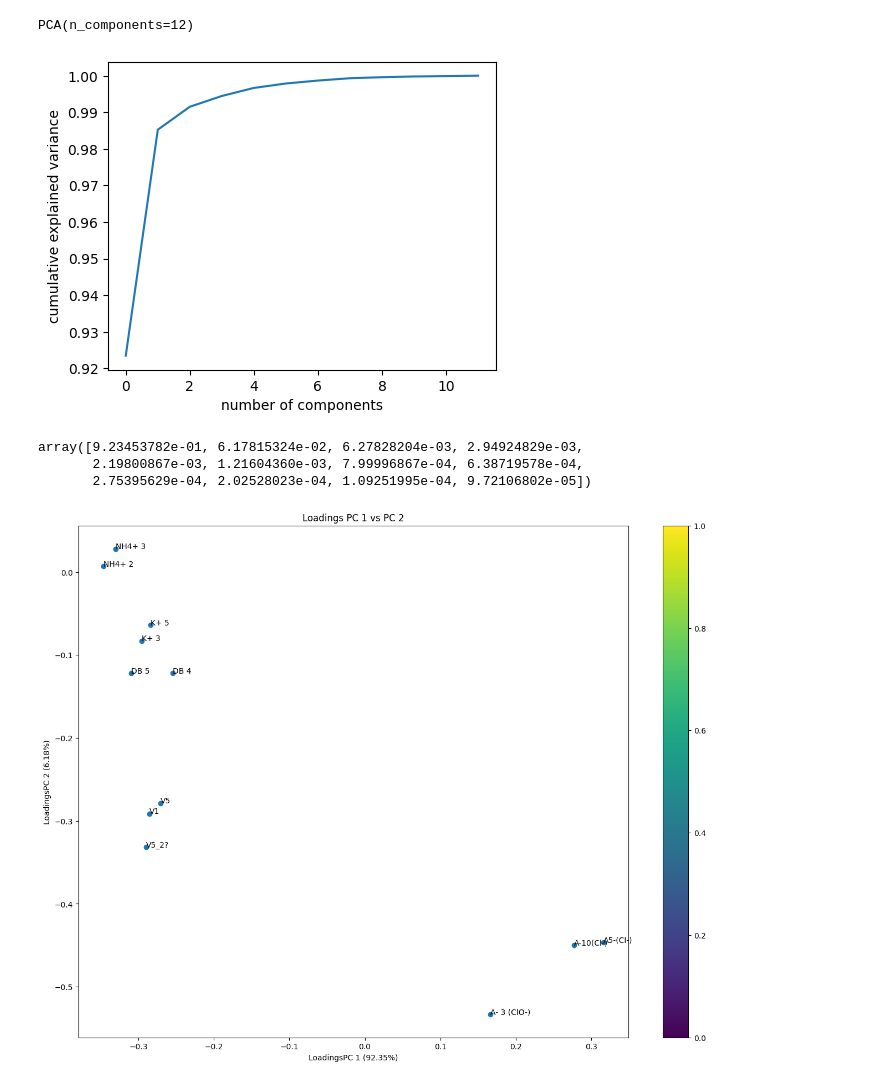
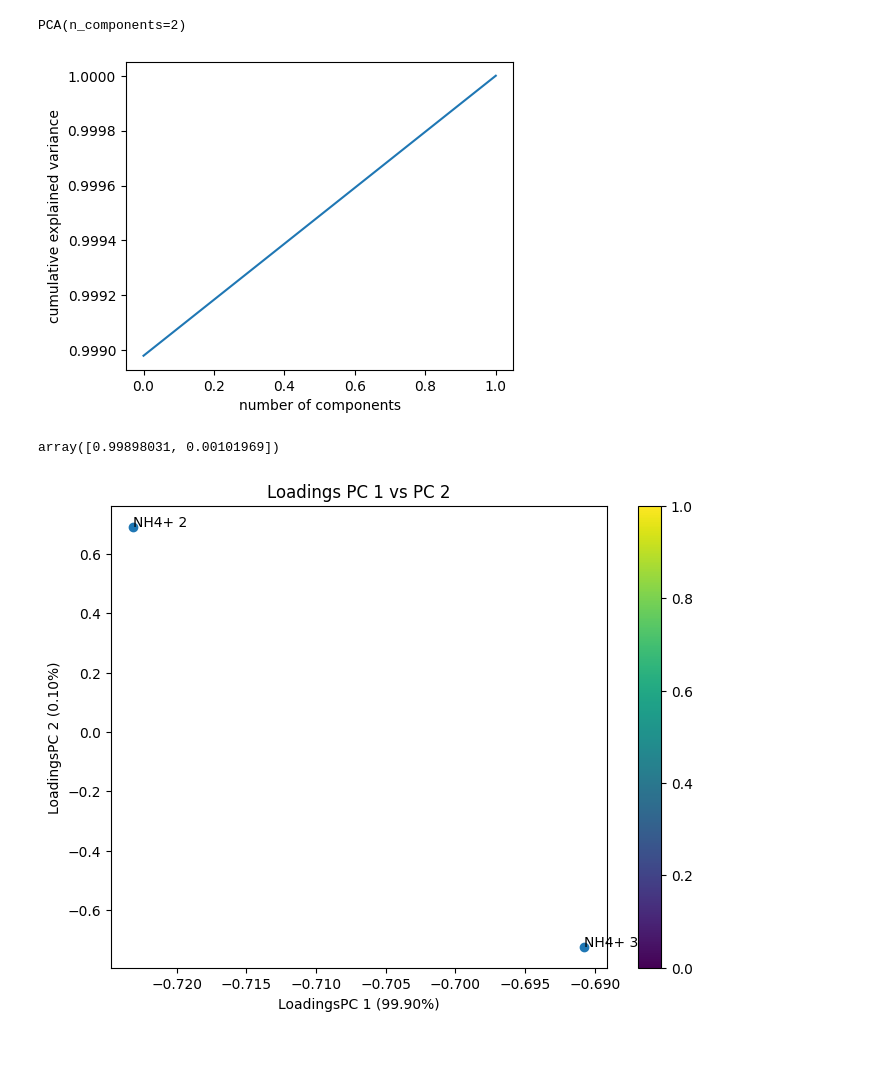
Before and after one commit to wiemila/ML_ISE-strzykawki, a Jupyter notebook: ISE_PCA.ipynb, the cells around one changed output. Saved outputs shown, nothing was run; the diff lists cells and outputs as text; code cells hidden in the pictures; blank space fills up the shorter version.

```diff
--- a/ISE_PCA.ipynb
+++ b/ISE_PCA.ipynb
@@ -18,6 +18,6 @@ Saving Dane pomidoryEJ3dbezg.csv to Dane pomidoryEJ3dbezg.csv
 # %%
 import io
-data = pd.read_csv(io.BytesIO(uploaded['Dane pomidoryEJ3dbezg.csv']),delimiter=';')
+data = pd.read_csv(io.BytesIO(uploaded['Dane pomidoryEJ3tylko NH4.csv']),delimiter=';')
 # %%
 data
 # %% [output]
@@ -96,8 +96,8 @@ df_sc
 # %%
-pca = PCA(n_components=12)
+pca = PCA(n_components=2)
 pca.fit(df_sc)
 # %% [output]
-PCA(n_components=12)
+PCA(n_components=2)
 # %%
 plt.figure(figsize=(5, 4))
 
@@ -105,25 +105,23 @@ plt.plot(np.cumsum(pca.explained_variance_ratio_))
 plt.xlabel('number of components')
 plt.ylabel('cumulative explained variance');
 # %% [output]
-[figure, old version]
+[figure, new version]
 # %%
 pca.explained_variance_ratio_
 # %% [output]
-array([9.23453782e-01, 6.17815324e-02, 6.27828204e-03, 2.94924829e-03,
-       2.19800867e-03, 1.21604360e-03, 7.99996867e-04, 6.38719578e-04,
-       2.75395629e-04, 2.02528023e-04, 1.09251995e-04, 9.72106802e-05])
+array([0.99898031, 0.00101969])
 # %%
 name = data.columns[5:]
-plt.figure(figsize=(16,12))
+plt.figure(figsize=(8,6))
 plt.scatter(pca.components_[0,:],pca.components_[1,:],cmap='Set1')
 plt.title('Loadings PC 1 vs PC 2')
 plt.xlabel('LoadingsPC 1 (%.2f%%)' % (pca.explained_variance_ratio_[0]*100))
 plt.ylabel('LoadingsPC 2 (%.2f%%)' % (pca.explained_variance_ratio_[1]*100))
 for i, txt in enumerate(name):
     plt.annotate(txt, (pca.components_[0,:][i],pca.components_[1,:][i]))
 plt.colorbar();
 # %% [output]
-[figure, old version]
+[figure, new version]
 # %%
 x_pca = pca.transform(df_sc)
 #name2 = data['Nazwa próbki']
```
Also changed, not shown: parts of 7 cells of this notebook.
